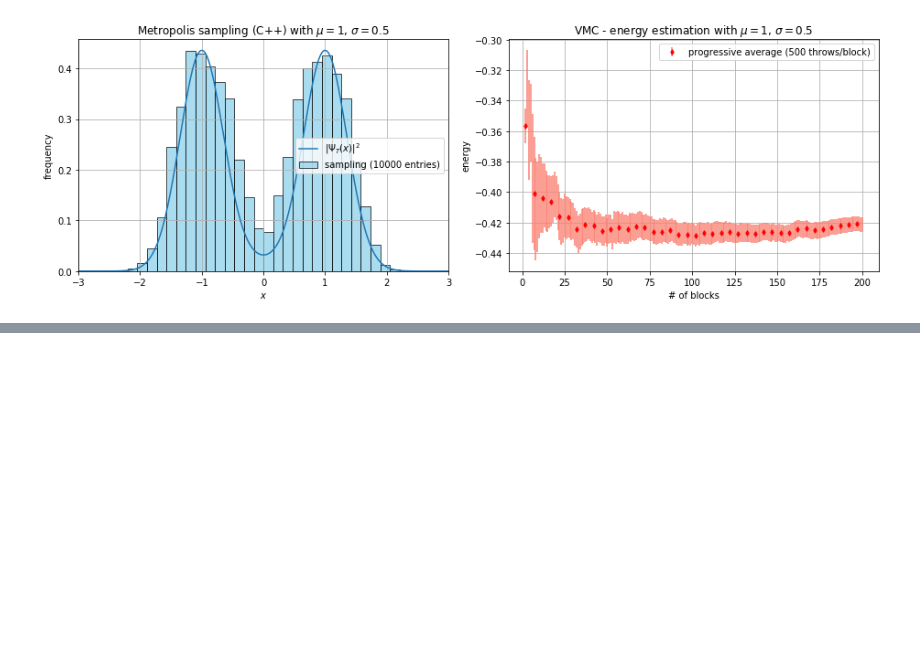
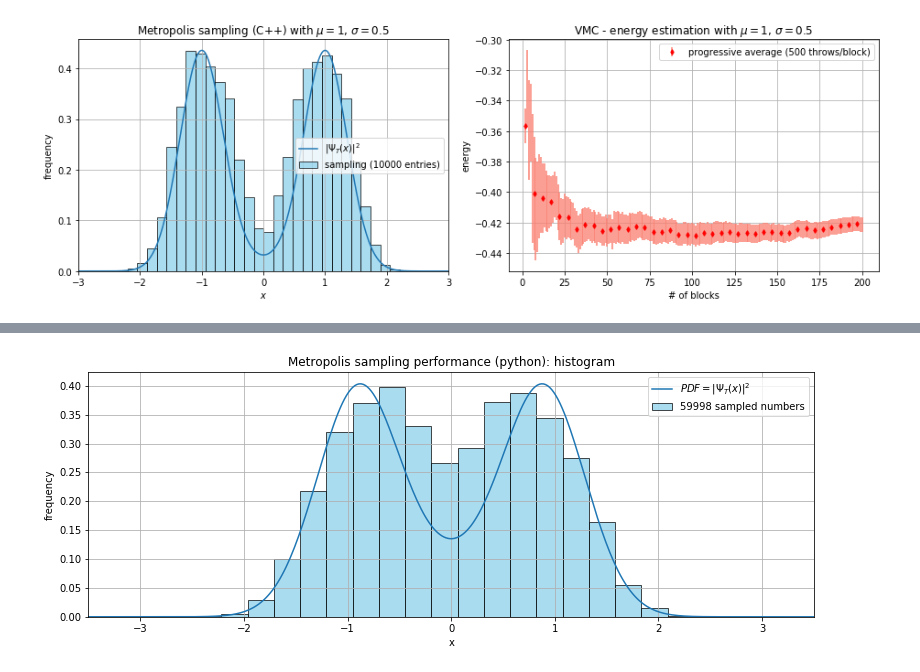
Before and after one commit to Carini108/various, a Jupyter notebook: lez08/work08/Exercises08_Carini.ipynb, the cells around one changed output, grey strips where cells are left out. Cells and saved outputs as stored; diff of their text form; code cells hidden in the pictures; blank space fills up the shorter version.

```diff
--- a/lez08/work08/Exercises08_Carini.ipynb
+++ b/lez08/work08/Exercises08_Carini.ipynb
@@ -311,0 +314,93 @@ Finally, the sampling according to $p(x)$ is now repeated, but using the set of
+# %%
+import numpy as np
+import matplotlib.pyplot as plt
+
+# define the function psi_trial (up to a normalization constant, which is irrelevant)
+def trial_minimizer(x, m, s):
+    return (np.exp(-(0.5 * (m - x)**2) / s**2) + np.exp(-(0.5 * (m + x)**2) / s**2))
+# define the square modulus
+def square_modulus(x, m, s):
+    return trial_minimizer(x, m, s)**2
+
+# get the best parameters
+with open('m_sequence.dat', 'r') as f:
+    m_sequence = np.loadtxt(f)  # Load m_sequence data
+with open('s_sequence.dat', 'r') as f:
+    s_sequence = np.loadtxt(f)  # Load s_sequence data
+
+# define parameters of the trial function
+m = m_sequence[-1] # mean (\mu)
+s = s_sequence[-1] # standard deviation (\sigma)
+print('USING THE BEST PARAMETERS')
+
+# create canvas
+plt.figure(figsize=(13, 4.5))
+
+################### HISTOGRAM ##########################
+
+# metropolis sampling idea (implemented here for reference, but also in C++)
+q = 0 # starting point for metropolis
+np.random.seed(1) # fix random seed for reproducibility
+Q = [] # store the chain of point extracted
+number_of_proposed_points = 10**5
+accepted_moves = 0
+width = 3 # width of uniform sampling centered in q
+
+for j in range(number_of_proposed_points):
+    proposed_move = ( q - 0.5*width + width*np.random.random_sample() )
+    if np.random.random_sample()<min(1,square_modulus(proposed_move, m, s)/square_modulus(q, m, s)): # favour higher probability regions
+        accepted_moves+=1 # update
+        q=proposed_move # update
+        Q.append(q) # save in a list
+    else:
+        continue
+
+acceptance = accepted_moves/number_of_proposed_points
+print(f'Metropolis acceptance = {acceptance*100.0}%')
+print(f'{accepted_moves} numbers sampled in total\n')
+
+# plot details
+x_values = np.linspace(-10, 10, 1000) # generate x values
+y_values = square_modulus(x_values, m, s) # y is the square modulus of psi_trial
+n, bins, patches = plt.hist(Q, bins=20, color='skyblue', edgecolor='black', alpha=0.7, density=True, label=f'{accepted_moves} sampled numbers')
+plt.plot(x_values, y_values*max(n), label='$PDF=|\Psi_T(x)|^2$') # normalized to the maximum bin height
+plt.title('Metropolis sampling performance (python): histogram')
+plt.xlabel('x')
+plt.ylabel('frequency')
+plt.xlim(-3.5, 3.5)
+plt.grid(True)
+plt.legend()
+plt.show()
+
+################### ENERGY #########################
+
+# read data for scatter plot with errors
+with open('sigma_final_integr.dat', 'r') as file:
+    errors = [float(line.strip()) for line in file]
+with open('ave_final_integr.dat', 'r') as file:
+    ave_data = [float(line.strip()) for line in file]
+x_blocks = np.arange(2, len(ave_data) + 2)
+# must be priorly known
+throws = 500
+err = errors[-1]
+mean_energy = ave_data[-1]
+# scatter plot with error bars
+plt.subplot(1, 2, 2)
+plt.errorbar(x_blocks, ave_data, yerr=errors, fmt='d', markersize='4', markevery=5, color='red', ecolor='salmon', label=f'progressive average ({throws} throws/block)')
+plt.xlabel('# of blocks')
+plt.ylabel('energy')
+plt.title(f'VMC - energy estimation with $\mu={m}$, $\sigma={s}$')
+plt.legend()
+plt.grid(True)
+
+# print the estimate
+print(f'Energy estimate = {mean_energy}+-{err}')
+print(f'Relative uncertainty = {abs(err/mean_energy)*100.}%')
+print(f'Total number of throws = {throws*x_blocks[-1]}')
+
+##############################################################
+
+# plot both
+plt.tight_layout()
+plt.show()
+# %% [output]
@@ -311,0 +410 @@ Finally, the sampling according to $p(x)$ is now repeated, but using the set of
+[figure, added]
```
Also changed, not shown: parts of 5 cells of this notebook, 7 other files.
